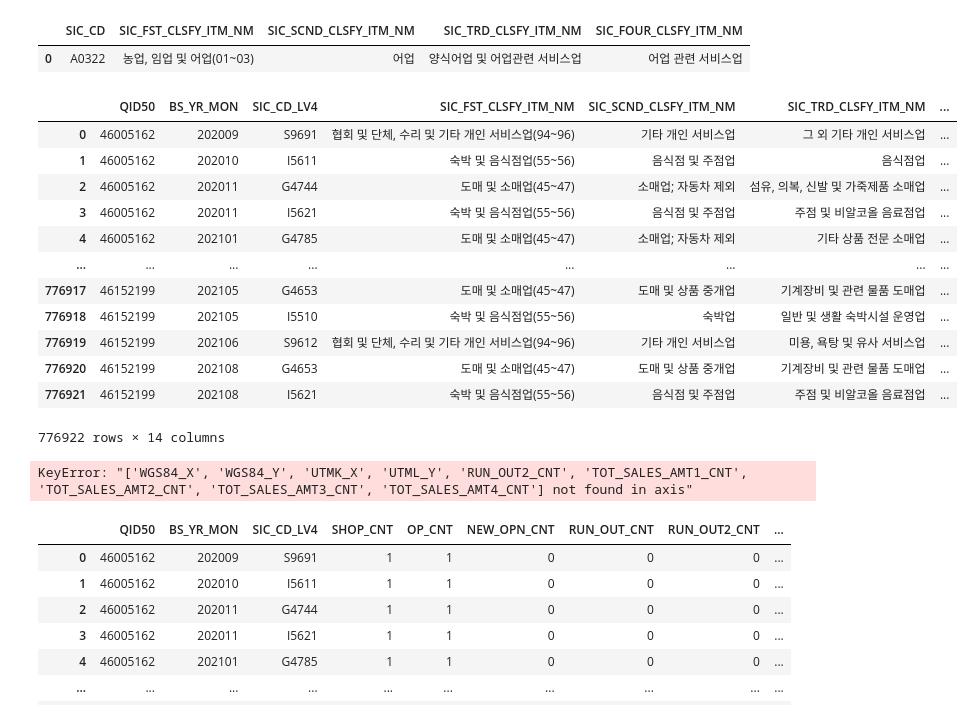
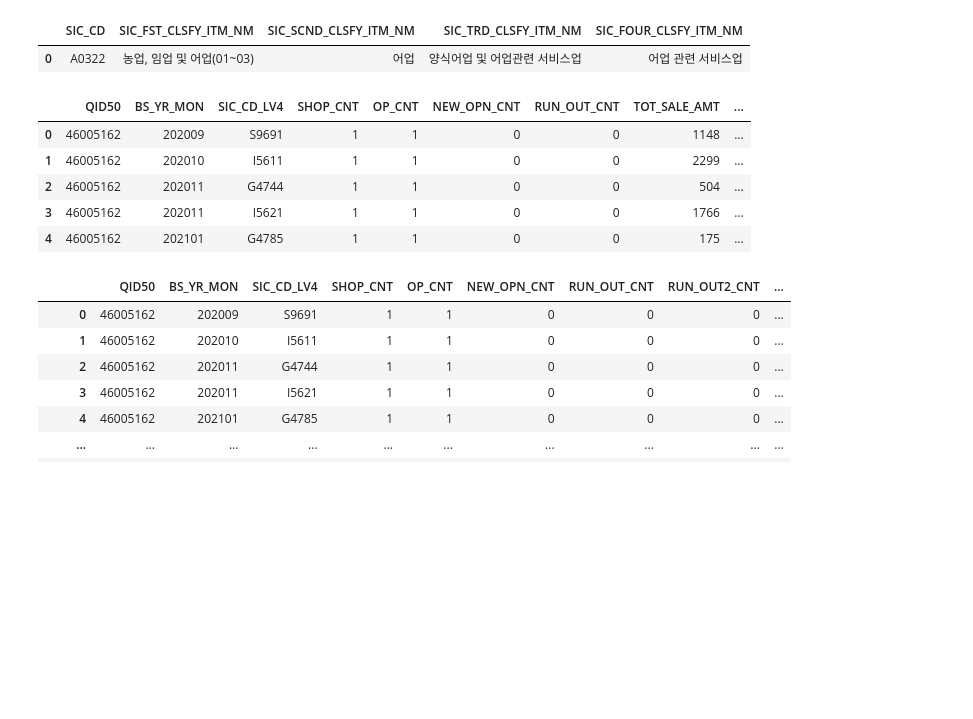
Before and after one commit to KnellBalm/yeosu, a Jupyter notebook: preproc.ipynb, the cells around one changed output. Saved outputs shown, nothing was run; the diff lists cells and outputs as text; code cells hidden in the pictures; blank space fills up the shorter version.

```diff
--- a/preproc.ipynb
+++ b/preproc.ipynb
@@ -181,29 +181,14 @@ drop_cols = [
 
 kcb.drop(columns=drop_cols, inplace=True)
 # %%
+kcb.head()
 # %% [output]
-|  | QID50 | BS_YR_MON | SIC_CD_LV4 | SIC_FST_CLSFY_ITM_NM | SIC_SCND_CLSFY_ITM_NM | SIC_TRD_CLSFY_ITM_NM | ... |
-| 0 | 46005162 | 202009 | S9691 | 협회 및 단체, 수리 및 기타 개인 서비스업(94~96) | 기타 개인 서비스업 | 그 외 기타 개인 서비스업 | ... |
-| 1 | 46005162 | 202010 | I5611 | 숙박 및 음식점업(55~56) | 음식점 및 주점업 | 음식점업 | ... |
-| 2 | 46005162 | 202011 | G4744 | 도매 및 소매업(45~47) | 소매업; 자동차 제외 | 섬유, 의복, 신발 및 가죽제품 소매업 | ... |
-| 3 | 46005162 | 202011 | I5621 | 숙박 및 음식점업(55~56) | 음식점 및 주점업 | 주점 및 비알코올 음료점업 | ... |
-| 4 | 46005162 | 202101 | G4785 | 도매 및 소매업(45~47) | 소매업; 자동차 제외 | 기타 상품 전문 소매업 | ... |
-| ... | ... | ... | ... | ... | ... | ... | ... |
-| 776917 | 46152199 | 202105 | G4653 | 도매 및 소매업(45~47) | 도매 및 상품 중개업 | 기계장비 및 관련 물품 도매업 | ... |
-| 776918 | 46152199 | 202105 | I5510 | 숙박 및 음식점업(55~56) | 숙박업 | 일반 및 생활 숙박시설 운영업 | ... |
-| 776919 | 46152199 | 202106 | S9612 | 협회 및 단체, 수리 및 기타 개인 서비스업(94~96) | 기타 개인 서비스업 | 미용, 욕탕 및 유사 서비스업 | ... |
-| 776920 | 46152199 | 202108 | G4653 | 도매 및 소매업(45~47) | 도매 및 상품 중개업 | 기계장비 및 관련 물품 도매업 | ... |
-| 776921 | 46152199 | 202108 | I5621 | 숙박 및 음식점업(55~56) | 음식점 및 주점업 | 주점 및 비알코올 음료점업 | ... |
+|  | QID50 | BS_YR_MON | SIC_CD_LV4 | SHOP_CNT | OP_CNT | NEW_OPN_CNT | RUN_OUT_CNT | TOT_SALE_AMT | ... |
+| 0 | 46005162 | 202009 | S9691 | 1 | 1 | 0 | 0 | 1148 | ... |
+| 1 | 46005162 | 202010 | I5611 | 1 | 1 | 0 | 0 | 2299 | ... |
+| 2 | 46005162 | 202011 | G4744 | 1 | 1 | 0 | 0 | 504 | ... |
+| 3 | 46005162 | 202011 | I5621 | 1 | 1 | 0 | 0 | 1766 | ... |
+| 4 | 46005162 | 202101 | G4785 | 1 | 1 | 0 | 0 | 175 | ... |
-776922 rows × 14 columns
-# %%
-drop_cols = [
-        'WGS84_X', 'WGS84_Y', 'UTMK_X', 'UTML_Y',
-        'RUN_OUT2_CNT', 'TOT_SALES_AMT1_CNT', 'TOT_SALES_AMT2_CNT',
-        'TOT_SALES_AMT3_CNT', 'TOT_SALES_AMT4_CNT'
-    ]
-kcb.drop(columns=drop_cols)
-# %% [output]
-KeyError: "['WGS84_X', 'WGS84_Y', 'UTMK_X', 'UTML_Y', 'RUN_OUT2_CNT', 'TOT_SALES_AMT1_CNT', 'TOT_SALES_AMT2_CNT', 'TOT_SALES_AMT3_CNT', 'TOT_SALES_AMT4_CNT'] not found in axis"
 # %%
 kcb
 # %% [output]
```
Also changed, not shown: parts of 3 cells of this notebook, 7 other files.
